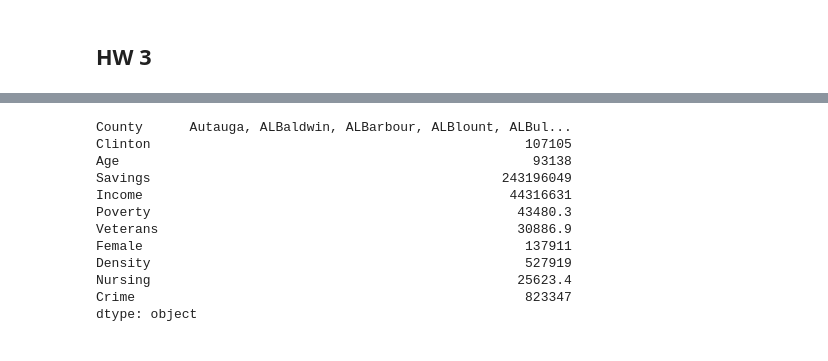
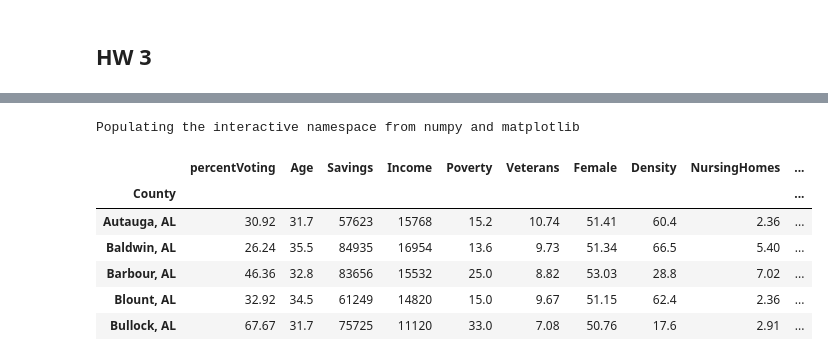
Before and after one commit to TomasPihrt/Advanced-Analytics-Programming, a Jupyter notebook: HW3/HW3_Bingham_Khan_Li_Nix_Pihrt_Powers.ipynb, the cells around one changed output, grey strips where cells are left out. Drawn from its saved outputs; the diff is of its cells as text; code cells hidden in the pictures.

```diff
--- a/HW3/HW3_Bingham_Khan_Li_Nix_Pihrt_Powers.ipynb
+++ b/HW3/HW3_Bingham_Khan_Li_Nix_Pihrt_Powers.ipynb
@@ -69,28 +77,26 @@
 # %%
+from pandas import Series, DataFrame
 import pandas as pd
+%pylab inline
 
 #using pandas with a column specification
-col_specification =[(0, 37), (39, 44), (47, 51), (54, 60),
-                    (63, 68), (71, 76), (79, 84), (87, 93), (95, 104),
-                   (105, 113), (115, 122)]
-data = pd.read_fwf('http://www.stat.ufl.edu/~winner/data/clinton1.dat',
-                   colspecs = col_specification,
-                   header = None,
-                   names = ('County', 'Clinton', 'Age', 'Savings','Income', 'Poverty',
-                            'Veterans', 'Female', 'Density', 'Nursing', 'Crime')
-                  )
-# Checksum to verify that data were loaded successfully
-data.sum()
+Clinton_df = pd.read_csv('http://www.stat.ufl.edu/~winner/data/clinton1.dat',
+                           sep = '\s\s+',
+                           index_col = 'County',
+                           header=None,
+                           names = ('County', 'percentVoting', 'Age', 'Savings','Income', 'Poverty'
+                                    , 'Veterans', 'Female', 'Density', 'NursingHomes', 'CrimeIndex'),
+                           engine = 'python'
+                        )
+
+#show the first ten lines of data
+Clinton_df[:5]
 # %% [output]
-County      Autauga, ALBaldwin, ALBarbour, ALBlount, ALBul...
-Clinton                                                107105
-Age                                                     93138
-Savings                                             243196049
-Income                                               44316631
-Poverty                                               43480.3
-Veterans                                              30886.9
-Female                                                 137911
-Density                                                527919
-Nursing                                               25623.4
-Crime                                                  823347
-dtype: object
+Populating the interactive namespace from numpy and matplotlib
+|  | percentVoting | Age | Savings | Income | Poverty | Veterans | Female | Density | NursingHomes | ... |
+| County |  |  |  |  |  |  |  |  |  | ... |
+| Autauga, AL | 30.92 | 31.7 | 57623 | 15768 | 15.2 | 10.74 | 51.41 | 60.4 | 2.36 | ... |
+| Baldwin, AL | 26.24 | 35.5 | 84935 | 16954 | 13.6 | 9.73 | 51.34 | 66.5 | 5.40 | ... |
+| Barbour, AL | 46.36 | 32.8 | 83656 | 15532 | 25.0 | 8.82 | 53.03 | 28.8 | 7.02 | ... |
+| Blount, AL | 32.92 | 34.5 | 61249 | 14820 | 15.0 | 9.67 | 51.15 | 62.4 | 2.36 | ... |
+| Bullock, AL | 67.67 | 31.7 | 75725 | 11120 | 33.0 | 7.08 | 50.76 | 17.6 | 2.91 | ... |
```
Also changed, not shown: parts of 28 cells of this notebook.
